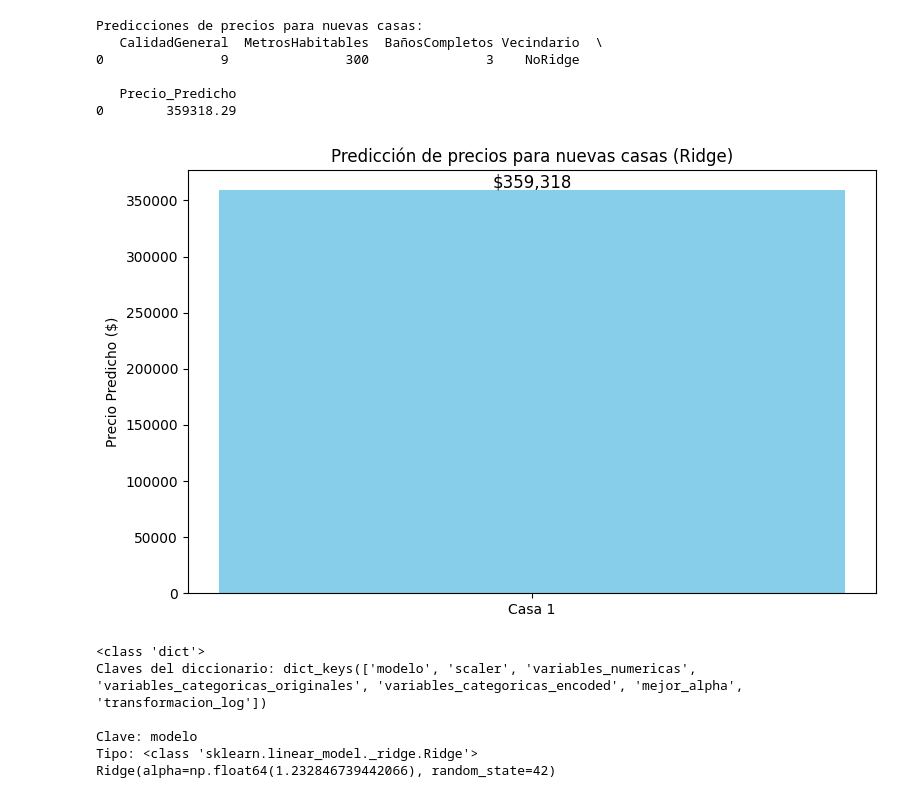
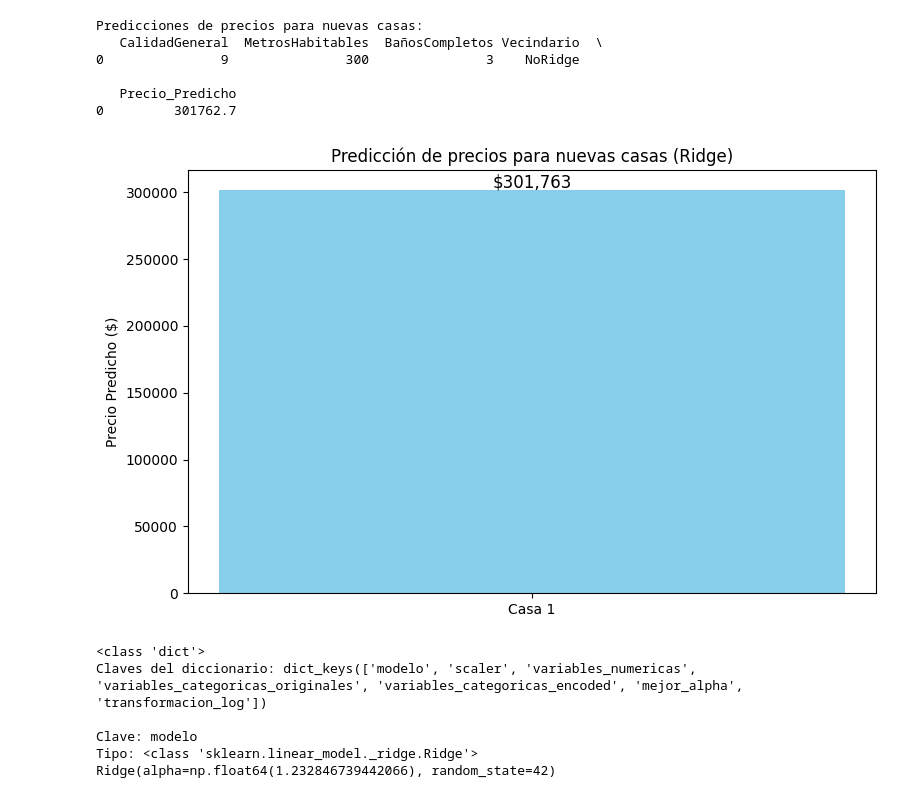
Before and after one commit to Bootcamp-IA-P4/e1_regression, a Jupyter notebook: ml-models/PruebaPKL.ipynb, the cells around one changed output. Drawn from its saved outputs; the diff is of its cells as text; code cells hidden in the pictures.

```diff
--- a/ml-models/PruebaPKL.ipynb
+++ b/ml-models/PruebaPKL.ipynb
@@ -20,15 +20,15 @@ nuevas_casas = pd.DataFrame({
     'CochesGaraje': [1],
     'ÁreaGaraje': [67],
     'MetrosTotalesSótano': [45],
-    'Metros1raPlanta': [456],
+    'Metros1raPlanta': [45],
     'BañosCompletos': [3],
     'TotalHabitacionesSobreSuelo': [8],
     'AñoConstrucción': [2015],
     'AñoRenovación': [2018],
-    'ÁreaRevestimientoMampostería': [200],
+    'ÁreaRevestimientoMampostería': [20],
     'Chimeneas': [2],
     'MetrosAcabadosSótano1': [80],
-    'FrenteLote': [100],
+    'FrenteLote': [10],
     # Variables categóricas (elige valores válidos según tu dataset)
     'CalidadExterior': ['Ex'],
     'CalidadCocina': ['Fa'],
@@ -59,35 +59,35 @@ for col in vars_cat_encoded:
         X_nuevas[col] = 0  # Si la categoría no está presente, poner 0
 X_nuevas = X_nuevas[vars_num + vars_cat_encoded]
 
 # Paso 4: Realizar la predicción
 y_pred_log = ridge_model.predict(X_nuevas)
 y_pred = np.expm1(y_pred_log)  # Volver a escala original
 
 # Paso 5: Mostrar los resultados
 resultados = nuevas_casas.copy()
 resultados['Precio_Predicho'] = y_pred.round(2)
 print('Predicciones de precios para nuevas casas:')
 print(resultados[['CalidadGeneral', 'MetrosHabitables', 'BañosCompletos', 'Vecindario', 'Precio_Predicho']])
 
 # Visualización simple
 import matplotlib.pyplot as plt
 plt.figure(figsize=(8, 5))
 plt.bar(range(len(y_pred)), y_pred, color='skyblue')
 plt.xticks(range(len(y_pred)), [f"Casa {i+1}" for i in range(len(y_pred))])
 plt.ylabel('Precio Predicho ($)')
 plt.title('Predicción de precios para nuevas casas (Ridge)')
 for i, v in enumerate(y_pred):
     plt.text(i, v + 2000, f"${v:,.0f}", ha='center', fontsize=12)
 plt.tight_layout()
 plt.show()
 # %% [output]
 Predicciones de precios para nuevas casas:
    CalidadGeneral  MetrosHabitables  BañosCompletos Vecindario  \
 0               9               300               3    NoRidge
 
    Precio_Predicho
-0        359318.29
+0         301762.7
-[figure, old version]
+[figure, new version]
 # %%
 import pickle
 
```
Also changed, not shown: 4 other files.
